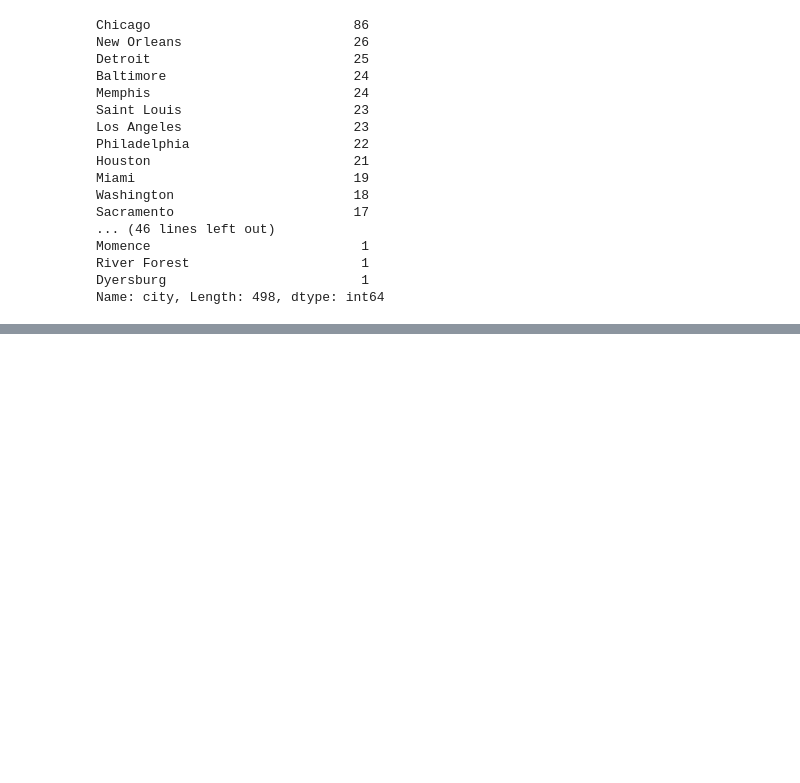
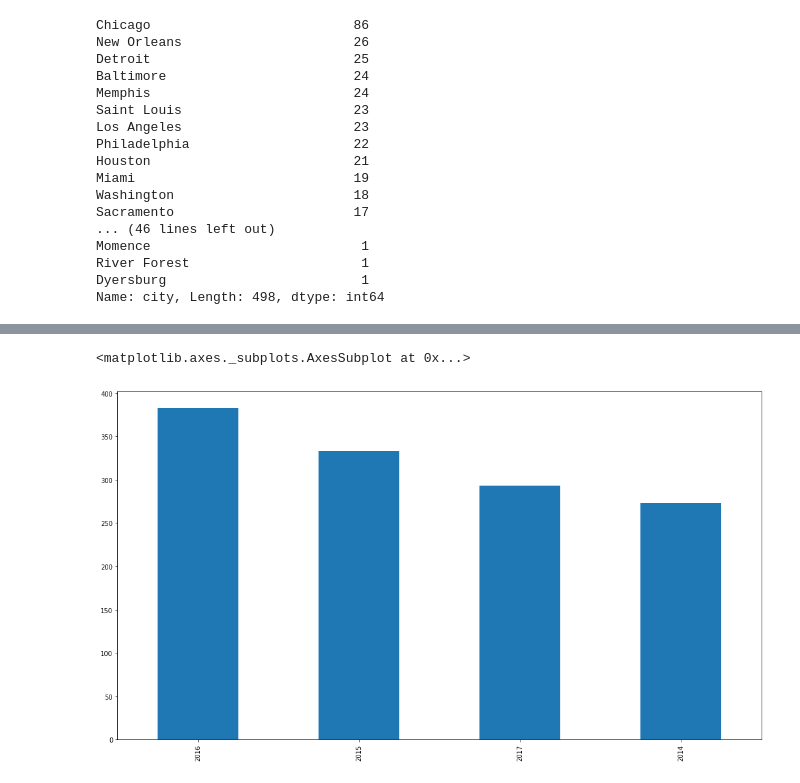
Before and after one commit to BlueEyedHush/us-mass-shootings, a Jupyter notebook: gva-analysis/Gun Violence Archive analysis.ipynb, the cells around one changed output, grey strips where cells are left out. Drawn from its saved outputs; the diff is of its cells as text; code cells hidden in the pictures; blank space fills up the shorter version.

Commit message:
Add histograms to Gun Violence Archive analysis.

```diff
--- a/gva-analysis/Gun Violence Archive analysis.ipynb
+++ b/gva-analysis/Gun Violence Archive analysis.ipynb
@@ -3,5 +5,5 @@ import pandas as pd
 # %%
-json = pd.read_json('./logs.csv')
+json = pd.read_json('./logs.json')
 json
 # %% [output]
 |  | characteristics | city | date | event_url | guns | iid | incident_url | lat | long | ... |
@@ -100,0 +101,7 @@ u'Masked man stops car, and opens fire on teens smoking pot. 16 y/o girl killed,
+# %%
+%matplotlib inline
+groupedByYear = json.date.map(lambda x: x.year)
+groupedByYear.value_counts().plot.bar(figsize=(18,10))
+# %% [output]
+<matplotlib.axes._subplots.AxesSubplot at 0x...>
+[figure, added]
```
Also changed, not shown: parts of 12 cells of this notebook, 1 other file.
